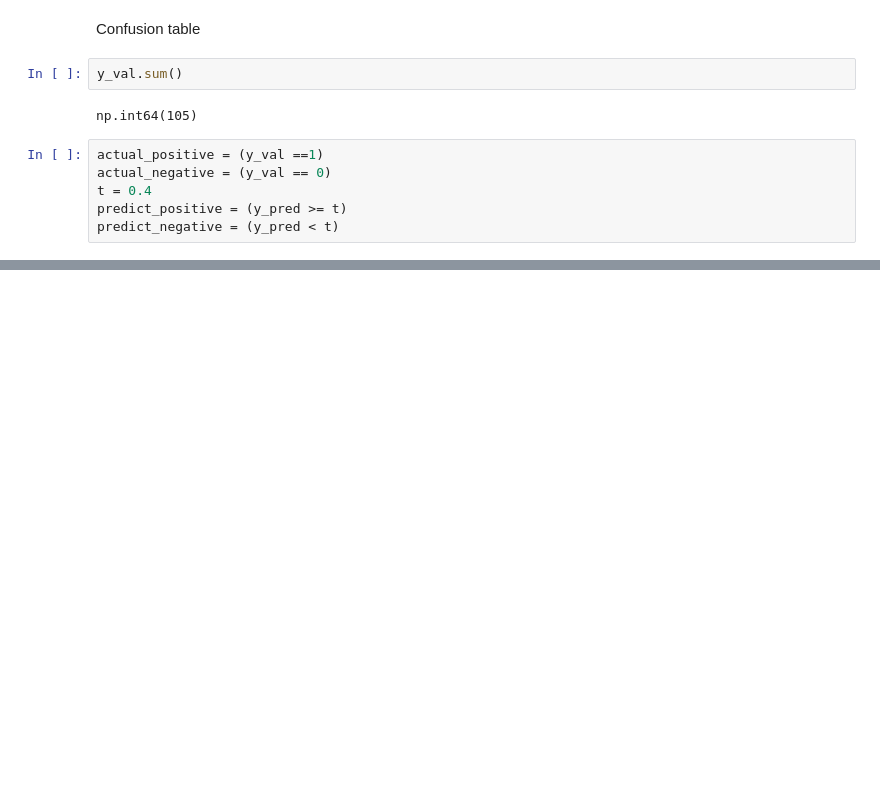
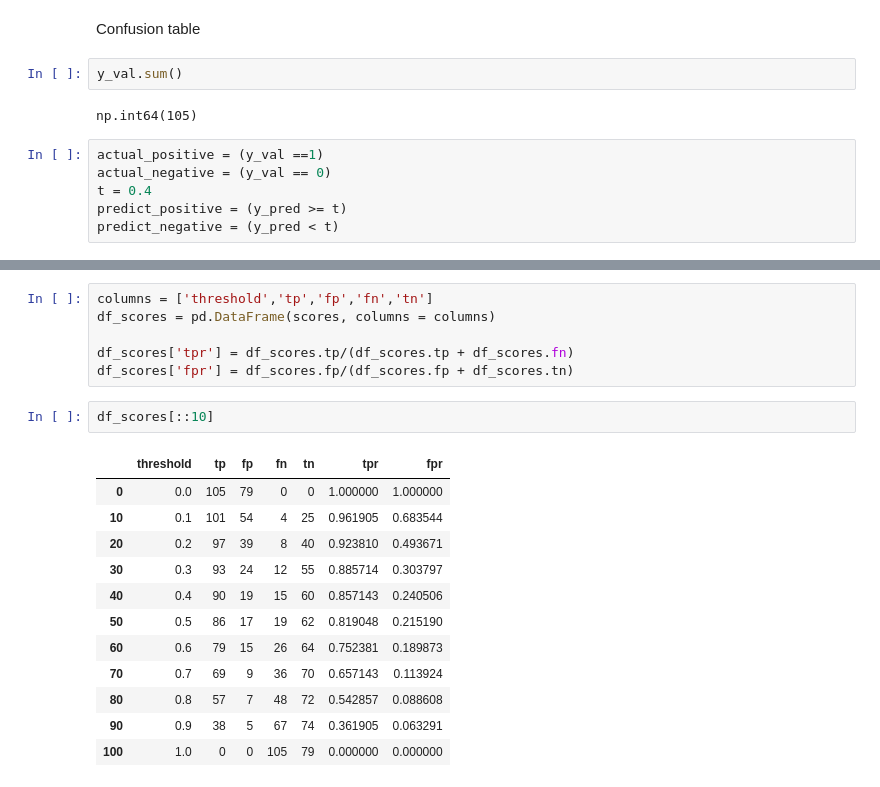
Before and after one commit to skykmar02/Heart-Disease-Prediction, a Jupyter notebook: Notebook_P1.ipynb, the cells around one changed output, grey strips where cells are left out. Cells and saved outputs as stored; diff of their text form; blank space fills up the shorter version.

```diff
--- a/Notebook_P1.ipynb
+++ b/Notebook_P1.ipynb
@@ -280,0 +354,21 @@ predict_negative = (y_pred < t)
+# %%
+columns = ['threshold','tp','fp','fn','tn']
+df_scores = pd.DataFrame(scores, columns = columns)
+
+df_scores['tpr'] = df_scores.tp/(df_scores.tp + df_scores.fn)
+df_scores['fpr'] = df_scores.fp/(df_scores.fp + df_scores.tn)
+# %%
+df_scores[::10]
+# %% [output]
+|  | threshold | tp | fp | fn | tn | tpr | fpr |
+| 0 | 0.0 | 105 | 79 | 0 | 0 | 1.000000 | 1.000000 |
+| 10 | 0.1 | 101 | 54 | 4 | 25 | 0.961905 | 0.683544 |
+| 20 | 0.2 | 97 | 39 | 8 | 40 | 0.923810 | 0.493671 |
+| 30 | 0.3 | 93 | 24 | 12 | 55 | 0.885714 | 0.303797 |
+| 40 | 0.4 | 90 | 19 | 15 | 60 | 0.857143 | 0.240506 |
+| 50 | 0.5 | 86 | 17 | 19 | 62 | 0.819048 | 0.215190 |
+| 60 | 0.6 | 79 | 15 | 26 | 64 | 0.752381 | 0.189873 |
+| 70 | 0.7 | 69 | 9 | 36 | 70 | 0.657143 | 0.113924 |
+| 80 | 0.8 | 57 | 7 | 48 | 72 | 0.542857 | 0.088608 |
+| 90 | 0.9 | 38 | 5 | 67 | 74 | 0.361905 | 0.063291 |
+| 100 | 1.0 | 0 | 0 | 105 | 79 | 0.000000 | 0.000000 |
```
Also changed, not shown: parts of 16 cells of this notebook.
